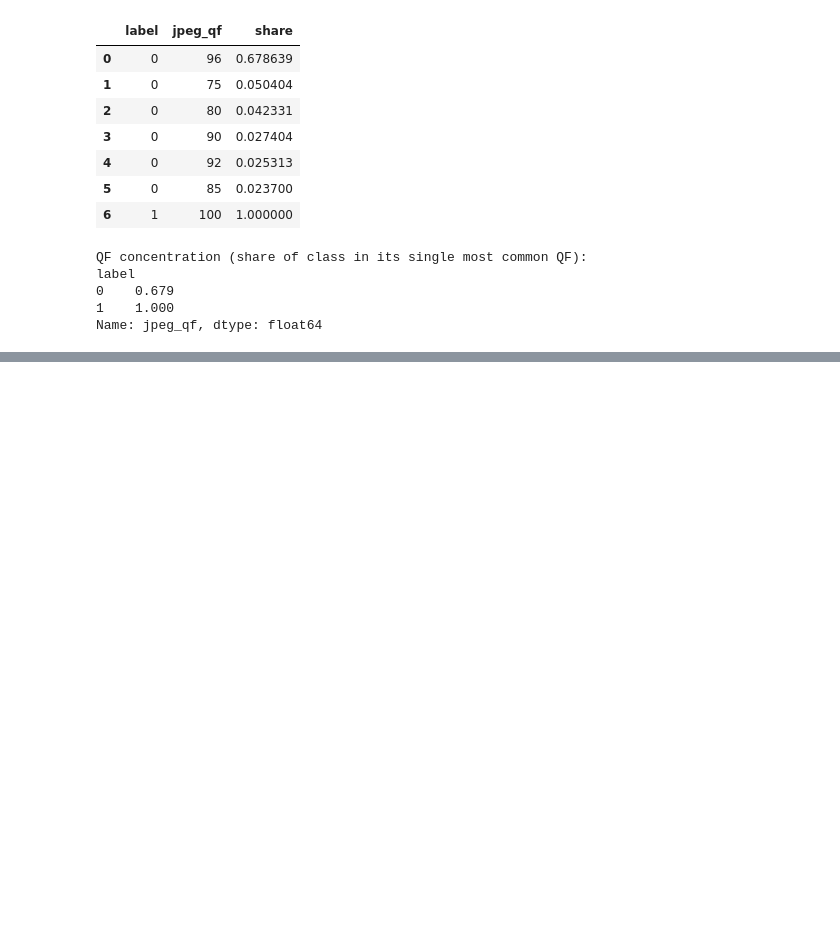
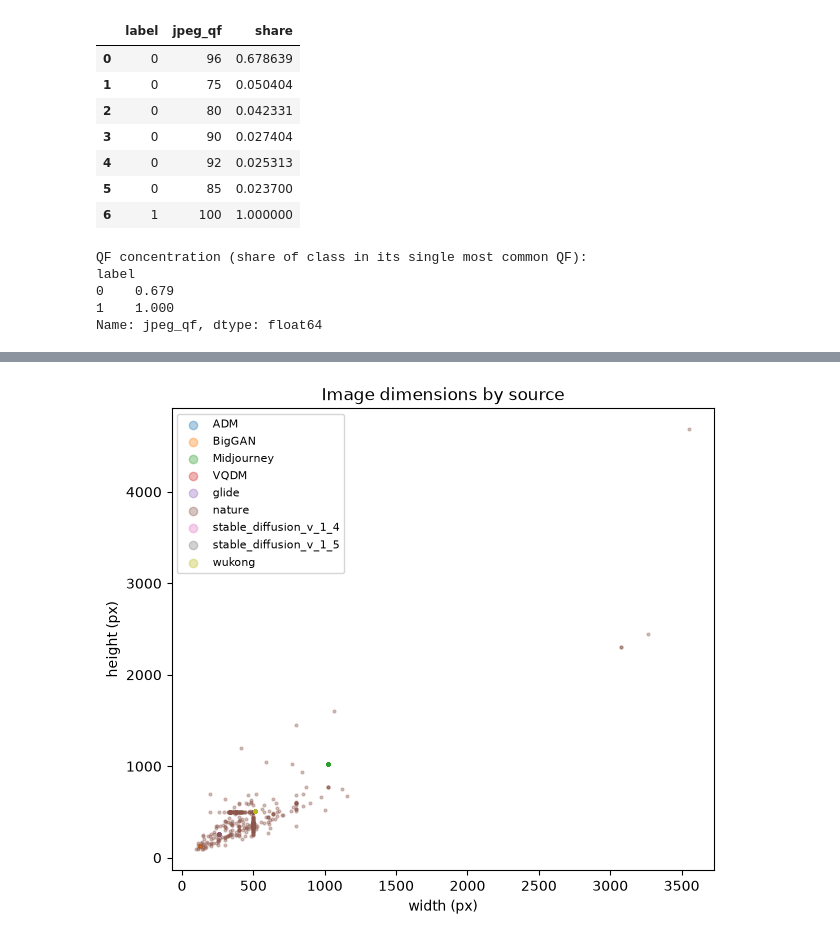
Before and after one commit to vicdotcom/AI_Image_Detector, a Jupyter notebook: notebooks/metadata_EDA.ipynb, the cells around one changed output, grey strips where cells are left out. Cells and saved outputs as stored; diff of their text form; code cells hidden in the pictures; blank space fills up the shorter version.

```diff
--- a/notebooks/metadata_EDA.ipynb
+++ b/notebooks/metadata_EDA.ipynb
@@ -351,0 +357,7 @@ We find **all** AI generated images have a JPWG QF value if 100 compared to real
+# %%
+sample = df.sample(min(len(df), 120_000), random_state=0)
+fig = viz.size_scatter(sample, hue="generator", max_points= 700)
+viz.save(fig, "01_size_scatter_by_generator", FIGDIR)
+plt.show()
+# %% [output]
+[figure, added]
```
Also changed, not shown: parts of 19 cells of this notebook, 3 other files.
